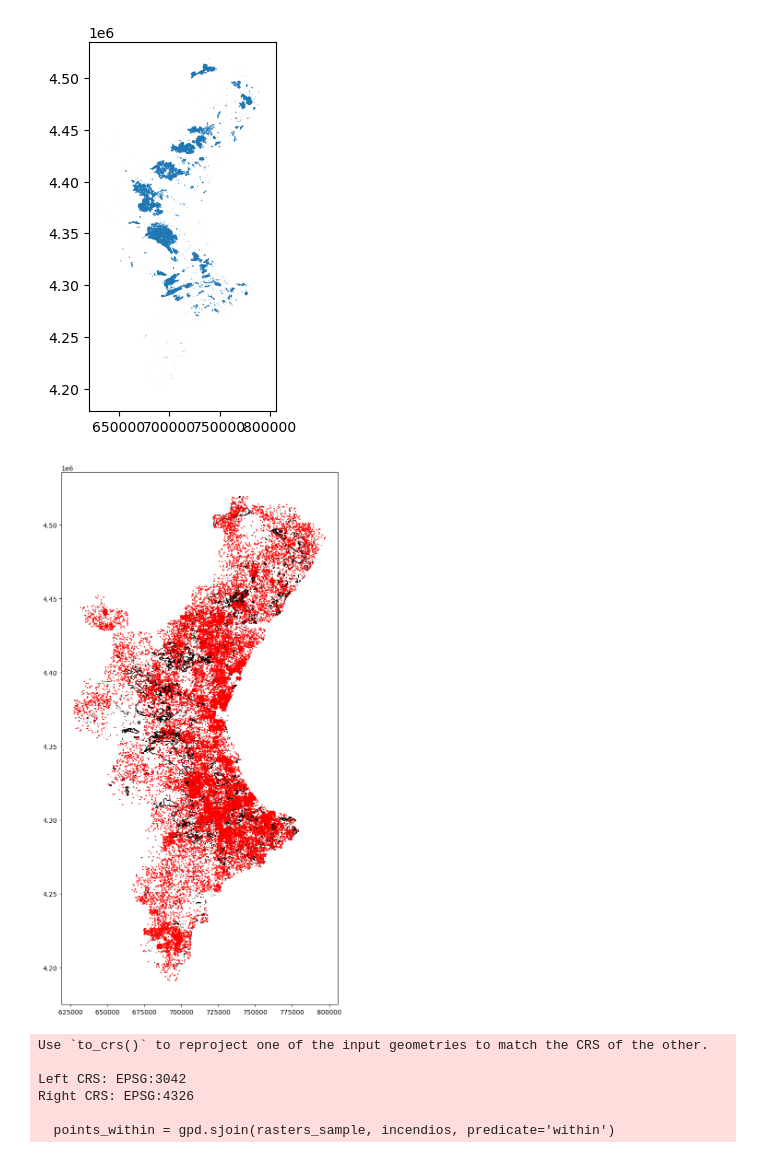
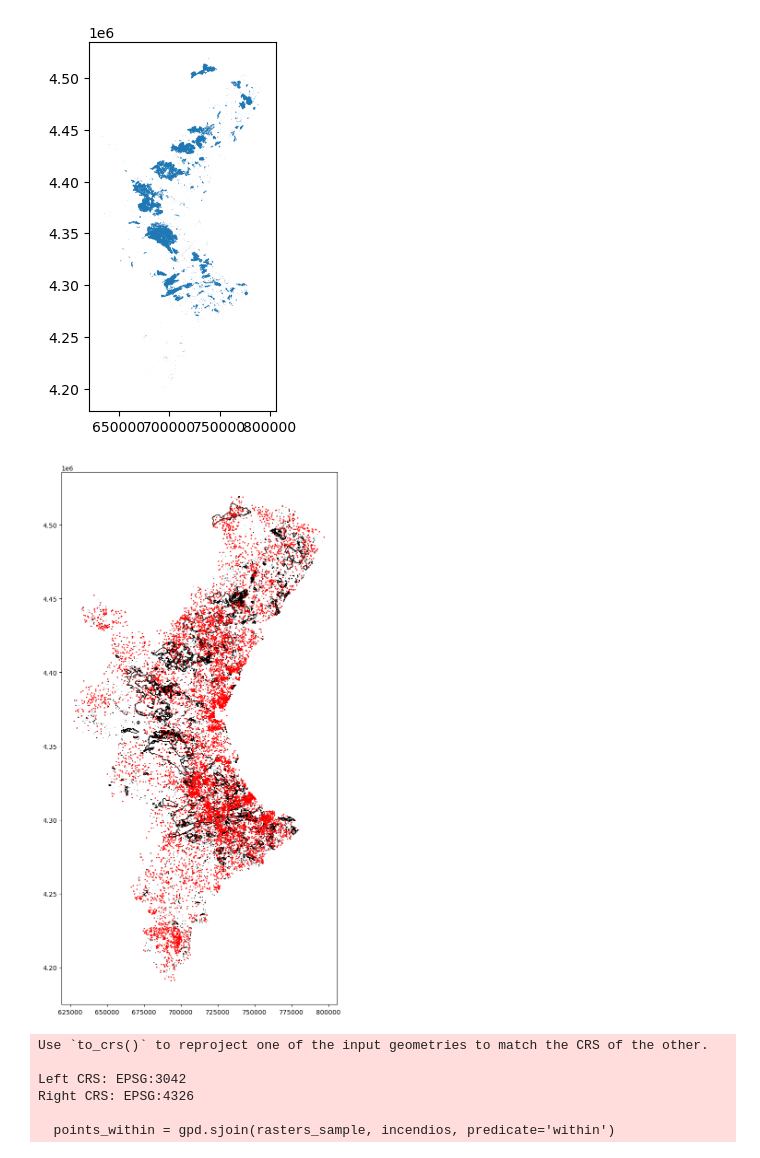
Before and after one commit to jotorcos/TFM_code, a Jupyter notebook: 03_fuego_no_fuego.ipynb, the cells around one changed output. Saved outputs shown, nothing was run; the diff lists cells and outputs as text; code cells hidden in the pictures.

```diff
--- a/03_fuego_no_fuego.ipynb
+++ b/03_fuego_no_fuego.ipynb
@@ -93,12 +93,12 @@ incendios.plot()
 # %%
 fig, ax = plt.subplots()
 fig.set_figheight(15)
 fig.set_figwidth(15)
 incendios.plot(ax=ax, color='white', edgecolor='black')
-rasters_all.sample(30000).plot(ax=ax, marker='o', color='red', markersize=1, aspect=1)
+rasters_all.sample(10000).plot(ax=ax, marker='o', color='red', markersize=1, aspect=1)
 plt.show()
 # %% [output]
-[figure, old version]
+[figure, new version]
 # %%
 rasters_sample = rasters_all.sample(30000)
 # %%
```
